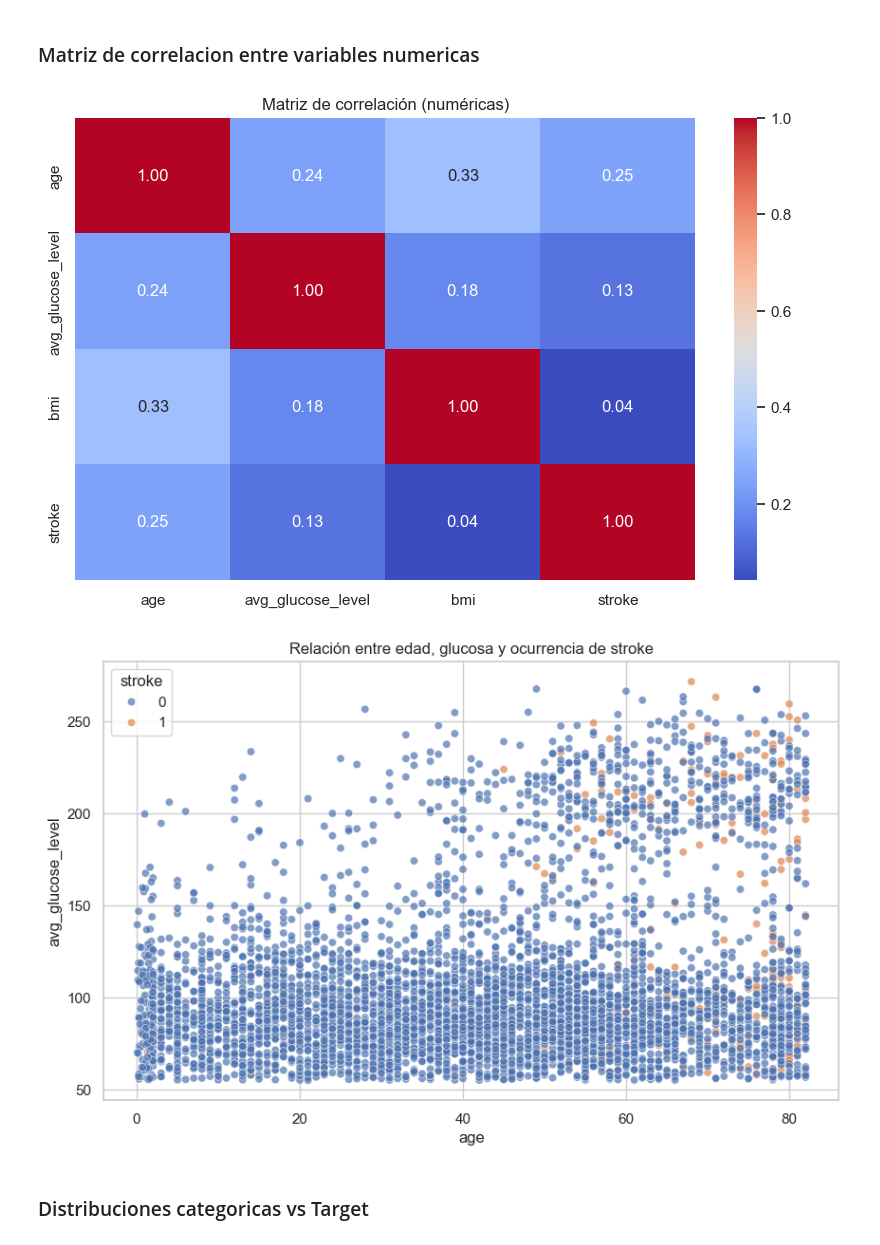
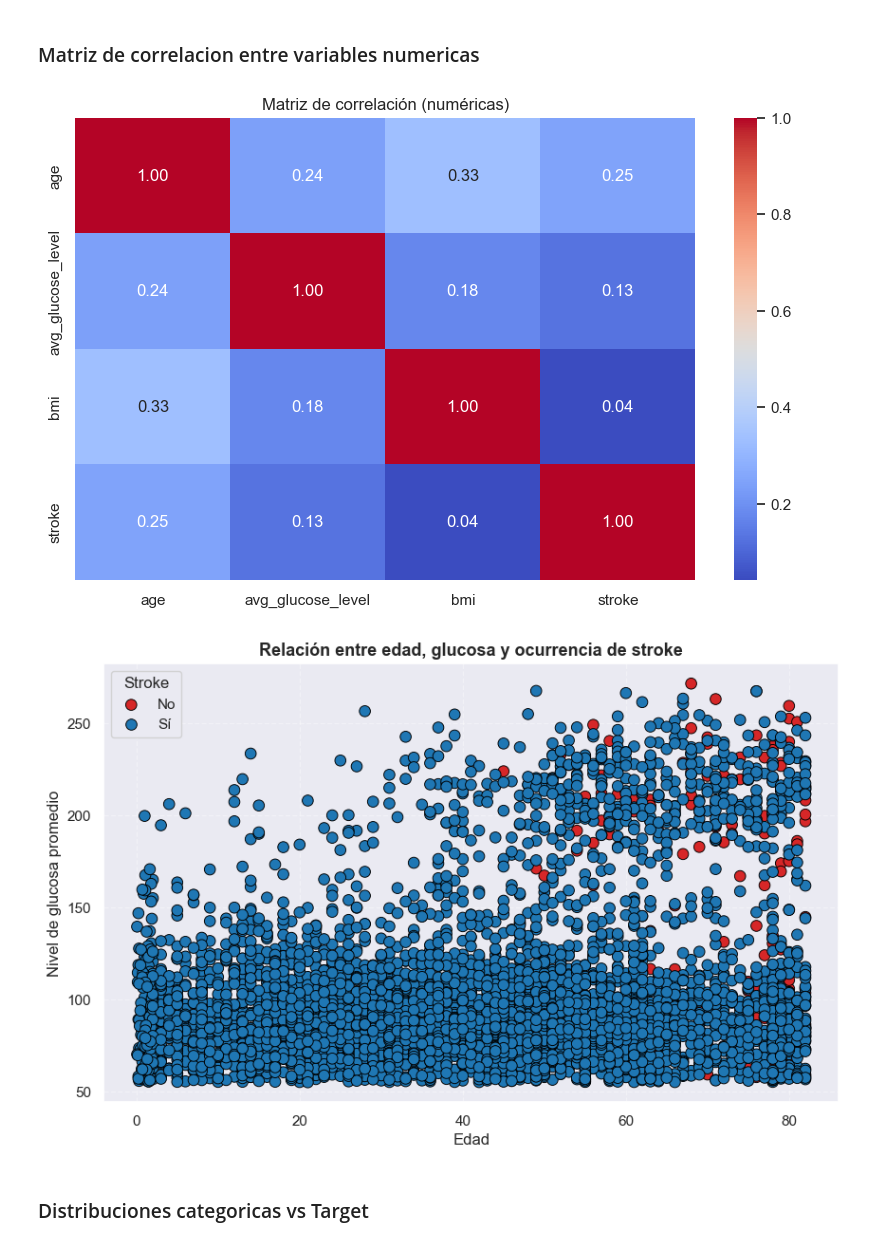
Before and after one commit to jpskobalski/tp_machine_learning, a Jupyter notebook: tp_machine_learning.ipynb, the cells around one changed output. Cells and saved outputs as stored; diff of their text form; code cells hidden in the pictures.

```diff
--- a/tp_machine_learning.ipynb
+++ b/tp_machine_learning.ipynb
@@ -79,16 +79,29 @@ for col in num_vars:
 # %%
 corr = df[num_vars + ['stroke']].corr()
 sns.heatmap(corr, annot=True, cmap='coolwarm', fmt=".2f")
 plt.title('Matriz de correlación (numéricas)')
 plt.show()
 
-# Relación entre edad y nivel de glucosa, coloreado por stroke
-sns.scatterplot(data=df, x='age', y='avg_glucose_level', hue='stroke', alpha=0.7)
-plt.title('Relación entre edad, glucosa y ocurrencia de stroke')
+# Relacion entre edad y nivel de glucosa, coloreado por stroke
+sns.scatterplot(
+    data=df,
+    x='age',
+    y='avg_glucose_level',
+    hue='stroke',
+    palette={0: '#1f77b4', 1: '#d62728'},  # azul fuerte para 0, rojo intenso para 1
+    alpha=1,
+    edgecolor='black',
+    s=70  # tamaño de puntos
+)
+plt.title('Relación entre edad, glucosa y ocurrencia de stroke', fontsize=13, weight='bold')
+plt.xlabel('Edad')
+plt.ylabel('Nivel de glucosa promedio')
+plt.legend(title='Stroke', labels=['No', 'Sí'])
+plt.grid(True, linestyle='--', alpha=0.4)
 plt.show()
 # %% [output]
 [figure]
-[figure, old version]
+[figure, new version]
 # %% [markdown]
 ### Distribuciones categoricas vs Target
 # %%
```
